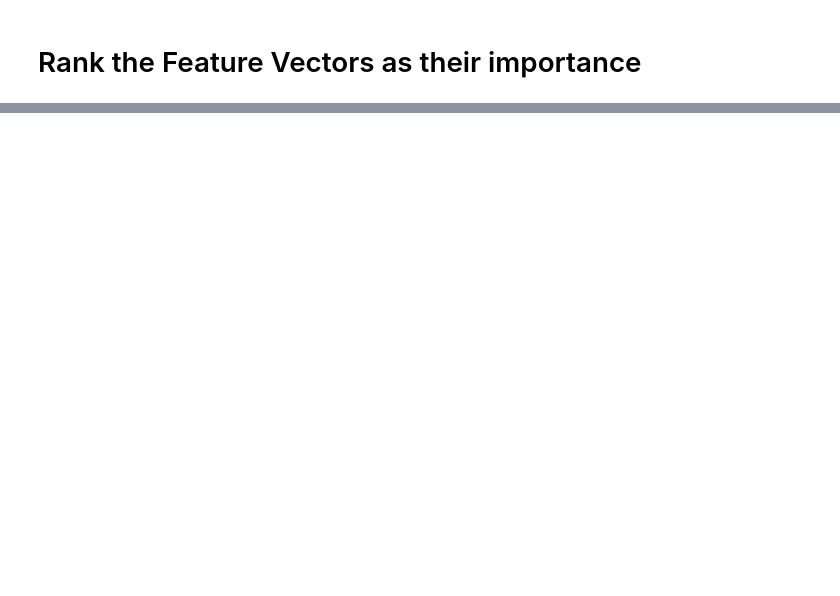
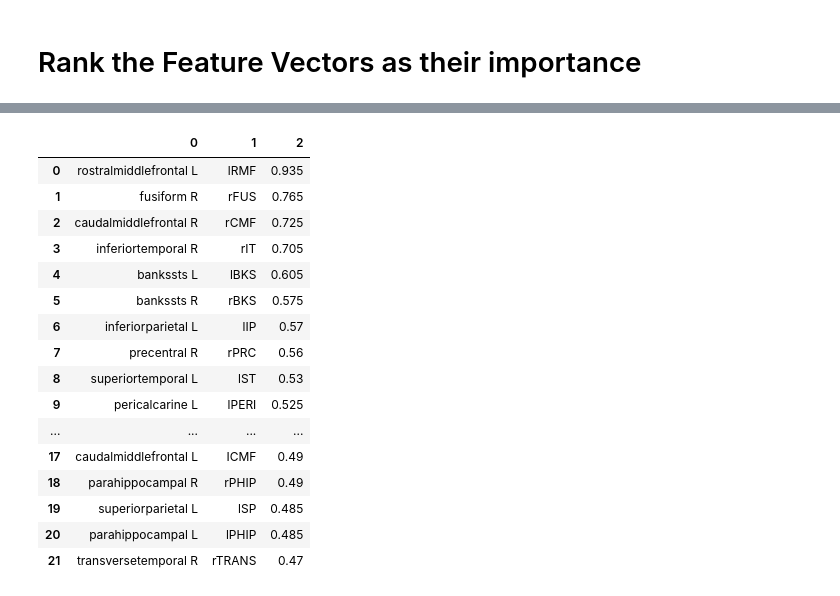
Before and after one commit to msultanmahmud/EEG_Analysis, a Jupyter notebook: Stability_selection_v1/SultanStabilitySelection_noise_Ranking_features_rep_SV_v5.ipynb, the cells around one changed output, grey strips where cells are left out. Cells and saved outputs as stored; diff of their text form; code cells hidden in the pictures; blank space fills up the shorter version.

```diff
--- a/Stability_selection_v1/SultanStabilitySelection_noise_Ranking_features_rep_SV_v5.ipynb
+++ b/Stability_selection_v1/SultanStabilitySelection_noise_Ranking_features_rep_SV_v5.ipynb
@@ -602,0 +865,22 @@ sn
+# %%
+allrois=sn.drop_duplicates(subset=['Fullname']) # Drop the duplicate name
+alluR=pd.DataFrame(allrois.values) #alluR is the unique ROIs
+alluR
+# %% [output]
+|  | 0 | 1 | 2 |
+| 0 | rostralmiddlefrontal L | lRMF | 0.935 |
+| 1 | fusiform R | rFUS | 0.765 |
+| 2 | caudalmiddlefrontal R | rCMF | 0.725 |
+| 3 | inferiortemporal R | rIT | 0.705 |
+| 4 | bankssts L | lBKS | 0.605 |
+| 5 | bankssts R | rBKS | 0.575 |
+| 6 | inferiorparietal L | lIP | 0.57 |
+| 7 | precentral R | rPRC | 0.56 |
+| 8 | superiortemporal L | lST | 0.53 |
+| 9 | pericalcarine L | lPERI | 0.525 |
+| ... | ... | ... | ... |
+| 17 | caudalmiddlefrontal L | ICMF | 0.49 |
+| 18 | parahippocampal R | rPHIP | 0.49 |
+| 19 | superiorparietal L | lSP | 0.485 |
+| 20 | parahippocampal L | lPHIP | 0.485 |
+| 21 | transversetemporal R | rTRANS | 0.47 |
```
Also changed, not shown: parts of 28 cells of this notebook, 1 other file.
